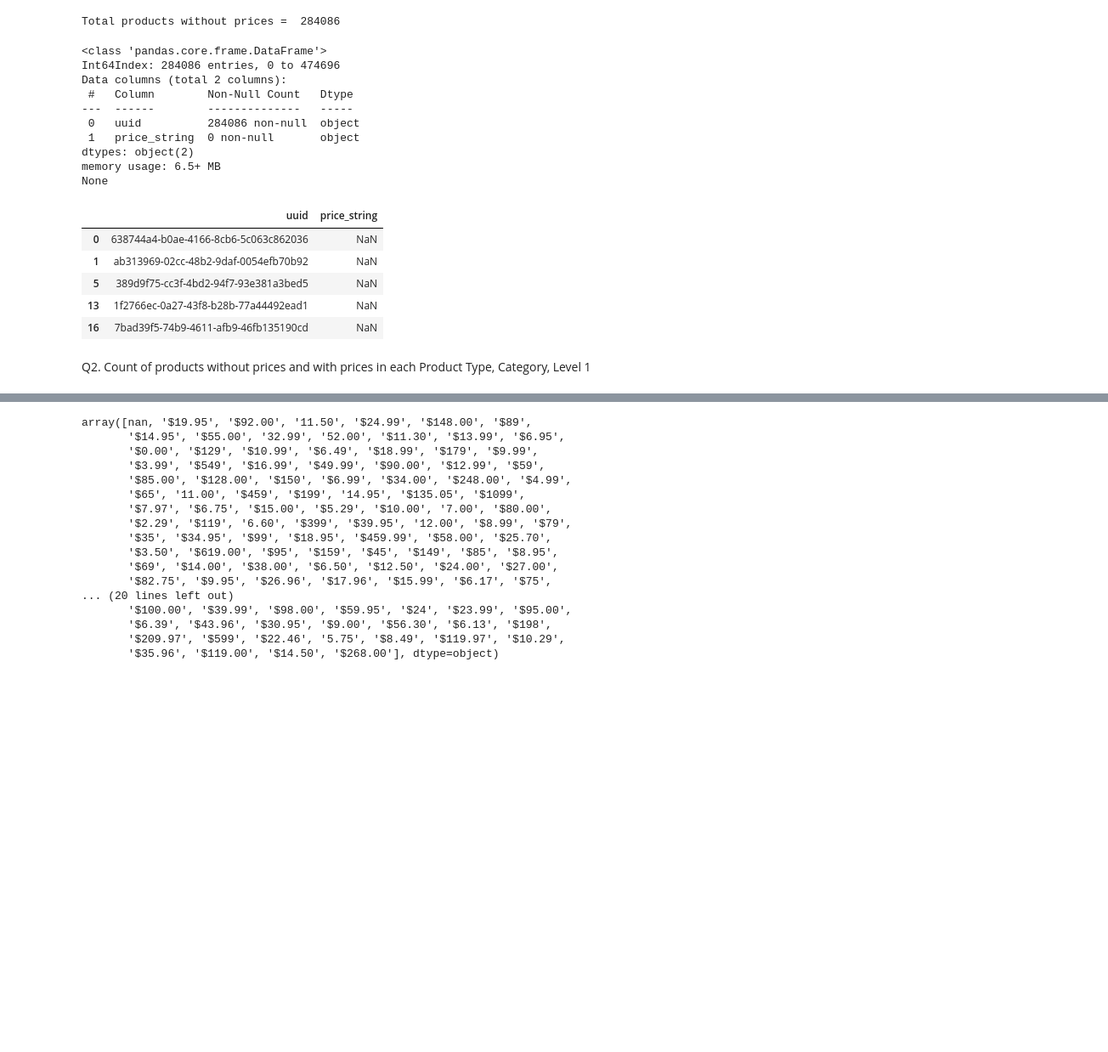
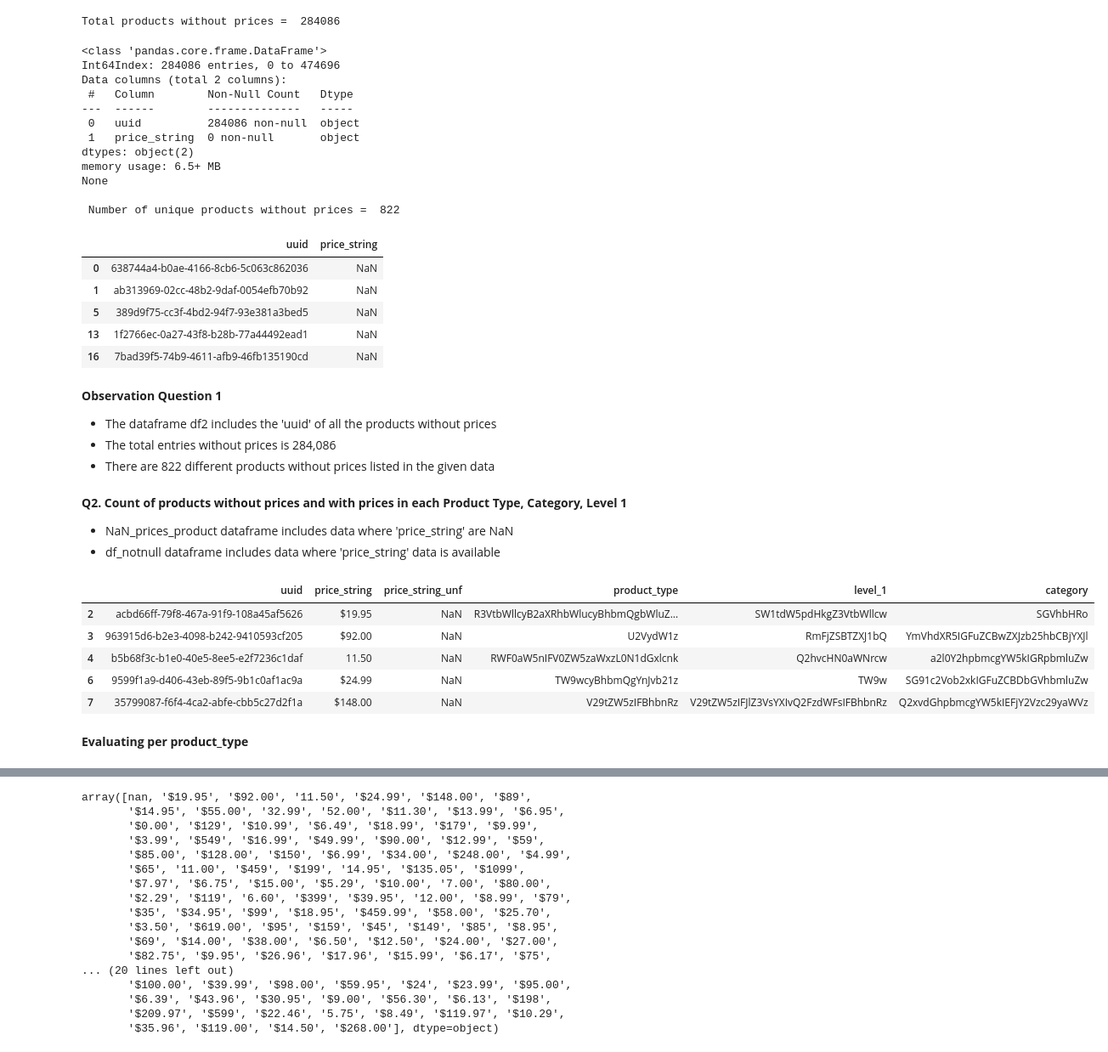
Before and after one commit to Arch0290/BeZenAssignment, a Jupyter notebook: BeZen.ipynb, the cells around one changed output, grey strips where cells are left out. Shown: that part at 85% size. Saved outputs shown, nothing was run; the diff lists cells and outputs as text; code cells hidden in the pictures; blank space fills up the shorter version.

Commit message:
Solved Question 2

```diff
--- a/BeZen.ipynb
+++ b/BeZen.ipynb
@@ -66,7 +69,7 @@ NaN_prices_product = df1[df1['price_string'].isnull()]
 df2 = NaN_prices_product.iloc[:, 0:2]
 # %%
 print(df2.info())
-
+print("\n Number of unique products without prices = ", len(df2.uuid.unique()))
 df2.head()
 # %% [output]
 <class 'pandas.core.frame.DataFrame'>
@@ -79,11 +82,35 @@ Data columns (total 2 columns):
 dtypes: object(2)
 memory usage: 6.5+ MB
 None
+
+ Number of unique products without prices =  822
 |  | uuid | price_string |
 | 0 | 638744a4-b0ae-4166-8cb6-5c063c862036 | NaN |
 | 1 | ab313969-02cc-48b2-9daf-0054efb70b92 | NaN |
 | 5 | 389d9f75-cc3f-4bd2-94f7-93e381a3bed5 | NaN |
 | 13 | 1f2766ec-0a27-43f8-b28b-77a44492ead1 | NaN |
 | 16 | 7bad39f5-74b9-4611-afb9-46fb135190cd | NaN |
+# %% [markdown]
+**Observation Question 1**
+- The dataframe df2 includes the 'uuid' of all the products without prices
+- The total entries without prices is 284,086
+- There are 822 different products without prices listed in the given data
 # %% [markdown]
-Q2. Count of products without prices and with prices in each Product Type, Category, Level 1
+**Q2. Count of products without prices and with prices in each Product Type, Category, Level 1**
+
+- NaN_prices_product dataframe includes data where 'price_string' are NaN
+- df_notnull dataframe includes data where 'price_string' data is available
+# %%
+#dropping rows where 'price_string' is NaN
+
+df_notnull = df1.dropna(subset=['price_string'])
+df_notnull.head()
+# %% [output]
+|  | uuid | price_string | price_string_unf | product_type | level_1 | category |
+| 2 | acbd66ff-79f8-467a-91f9-108a45af5626 | $19.95 | NaN | R3VtbWllcyB2aXRhbWlucyBhbmQgbWluZ... | SW1tdW5pdHkgZ3VtbWllcw | SGVhbHRo |
+| 3 | 963915d6-b2e3-4098-b242-9410593cf205 | $92.00 | NaN | U2VydW1z | RmFjZSBTZXJ1bQ | YmVhdXR5IGFuZCBwZXJzb25hbCBjYXJl |
+| 4 | b5b68f3c-b1e0-40e5-8ee5-e2f7236c1daf | 11.50 | NaN | RWF0aW5nIFV0ZW5zaWxzL0N1dGxlcnk | Q2hvcHN0aWNrcw | a2l0Y2hpbmcgYW5kIGRpbmluZw |
+| 6 | 9599f1a9-d406-43eb-89f5-9b1c0af1ac9a | $24.99 | NaN | TW9wcyBhbmQgYnJvb21z | TW9w | SG91c2Vob2xkIGFuZCBDbGVhbmluZw |
+| 7 | 35799087-f6f4-4ca2-abfe-cbb5c27d2f1a | $148.00 | NaN | V29tZW5zIFBhbnRz | V29tZW5zIFJlZ3VsYXIvQ2FzdWFsIFBhbnRz | Q2xvdGhpbmcgYW5kIEFjY2Vzc29yaWVz |
+# %% [markdown]
+**Evaluating per product_type**
```
Also changed, not shown: parts of 20 cells of this notebook.
